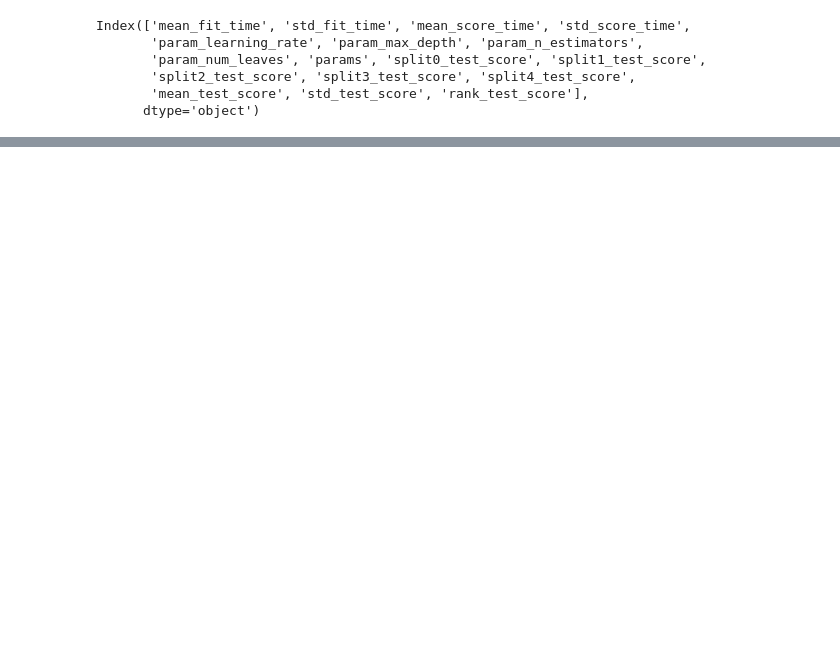
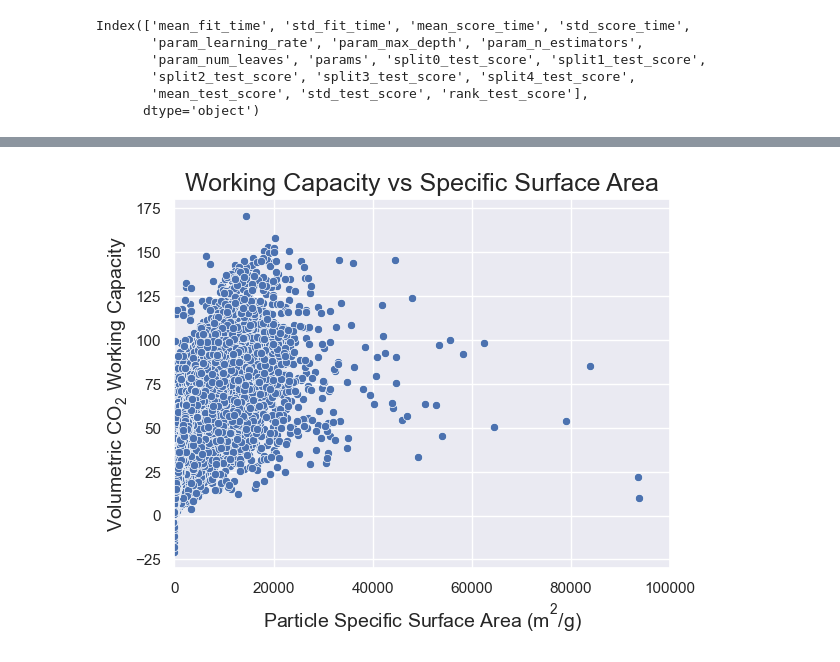
Before and after one commit to zjbrown0689/MOF-Capstone, a Jupyter notebook: notebooks/4_model_development.ipynb, the cells around one changed output, grey strips where cells are left out. Cells and saved outputs as stored; diff of their text form; code cells hidden in the pictures; blank space fills up the shorter version.

```diff
--- a/notebooks/4_model_development.ipynb
+++ b/notebooks/4_model_development.ipynb
@@ -644,0 +659,5 @@ plt.show()
+# %%
+# Aligning indices between X_train and y_train to put the fields of interest in one dataframe
+y_train_ind = y_train.set_index(keys = X_train.index)
+# %%
+corr_data = pd.concat([X_train[['specific_surf_area_particle']], y_train_ind], axis = 1)
@@ -644,0 +681,14 @@ plt.show()
+# %%
+# Renaming the y_train column so I can call it in my plotting function
+corr_data.rename(columns={'specific_surf_area_particle':'specific_surf_area_particle', '0':'vol_working_capacity'},\
+                 inplace=True)
+# %%
+sns.scatterplot(corr_data, x='specific_surf_area_particle', y='vol_working_capacity')
+plt.xlim(0,100000)
+plt.xlabel('Particle Specific Surface Area ($m^2$/g)', fontsize = 14)
+plt.ylabel('Volumetric $CO_2$ Working Capacity', fontsize = 14)
+plt.title('Working Capacity vs Specific Surface Area', fontsize = 18)
+plt.savefig('../figures/spec_surf_area.png', dpi = 1200, bbox_inches='tight')
+plt.show()
+# %% [output]
+[figure, added]
```
Also changed, not shown: parts of 61 cells of this notebook, 2 other files.
